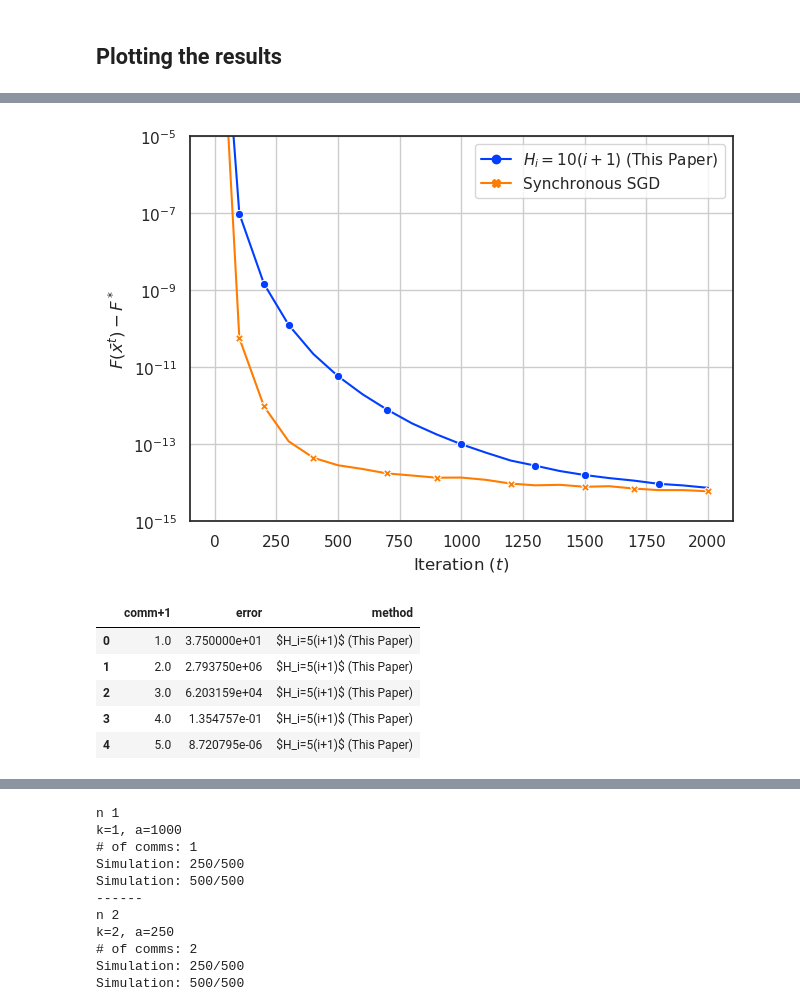
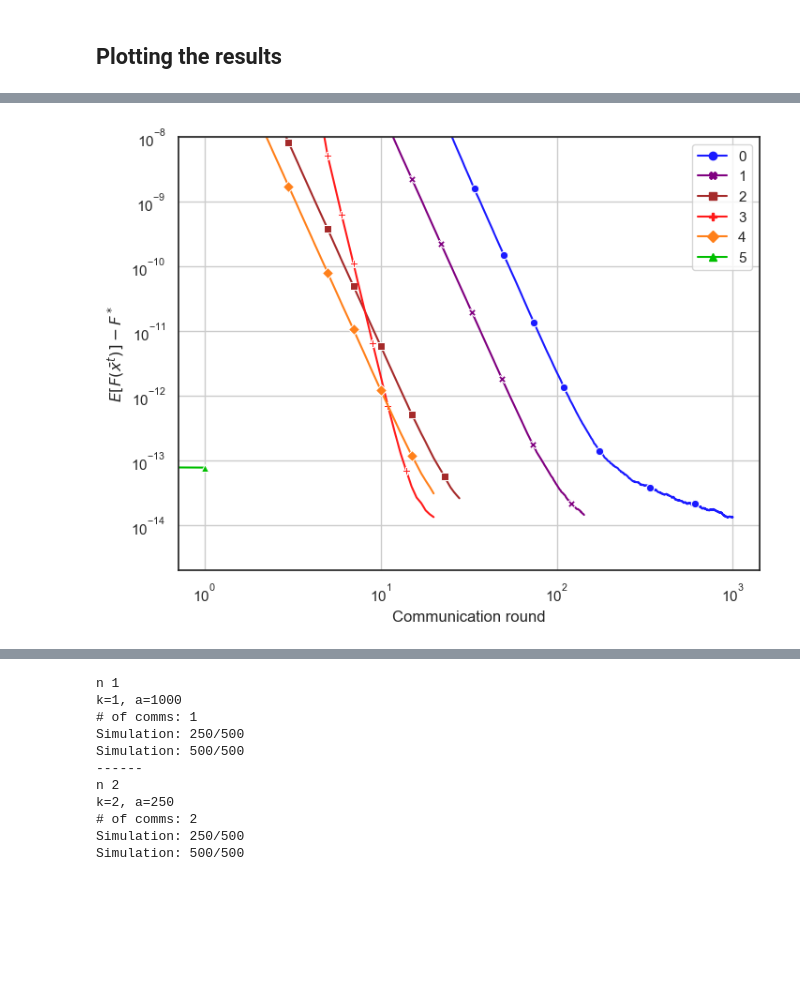
Before and after one commit to spiridonoff/Local-SGD, a Jupyter notebook: quadratic_conditioned.ipynb, the cells around one changed output, grey strips where cells are left out. Saved outputs shown, nothing was run; the diff lists cells and outputs as text; code cells hidden in the pictures; blank space fills up the shorter version.

```diff
--- a/quadratic_conditioned.ipynb
+++ b/quadratic_conditioned.ipynb
@@ -51,5 +67,5 @@ def noisy_loss(x, A, c = 0.0, sigma = 0.0):
 # %%
 with torch.no_grad():
-    loss_0 = noisy_loss(x0*torch.ones((d,1)), A=None, c = 0, sigma = 0).item()
+    loss_0 = F(arg.x0*torch.ones((arg.d,1)), arg, stochastic=False).item()
     print(loss_0)
 # %% [output]
@@ -352,0 +423,12 @@ plt.show()
+# %%
+# Combining the outputs in one dataframe for Seaborn
+errors = []
+comms = []
+methods_list = []
+for m in methods:
+    errors = np.append(errors, comm_dict[m])
+    comms = np.append(comms, np.arange(len(comm_dict[m])))
+    methods_list += [m]*len(comm_dict[m])
+
+comm_df = pd.DataFrame({'comm': comms, 'error': errors, 'method': methods_list})
+comm_df.head()
@@ -353,51 +442,18 @@ plt.show()
 # %%
-ax = sns.lineplot(x = 'iter', y= 'error', data = iter_df.loc[iter_df['method'].isin([plot_labels[i] for i in [0,3]])],
-                  hue = 'method', palette = 'bright', style = 'method',  markers = True, dashes = False, markevery=.1)
-
-# plt.gca().set_prop_cycle(None)
-# for m in [1,2,3,4]:
-#     iter_std = iter_std_dict[m]
-#     plt.fill_between(
-#         plot_every*np.arange(len(iter_std)),
-#         (iter_avg_dict[m]),
-#         (iter_avg_dict[m] + iter_std),
-#         alpha=0.2)
-
+plt.figure(figsize=(8,6))
+ax = sns.lineplot(x = 'comm', y= 'error', data = comm_df, #.loc[comm_df['method'].isin([plot_labels[i] for i in [1,2,3,4]])],
+                  hue = 'method', palette = plot_colors , style = 'method',  markers = True, dashes = False, markevery=.1)
 plt.yscale('log')
-# plt.xscale('log')
+plt.xscale('log')
 plt.grid()
-plt.xlabel(r'Iteration $(t)$')
-plt.ylabel(r'$F(\bar x^t) - F^*$')
-# plt.ylabel(r'$(t+1)\times(F(\bar x^t) - F^*)$')
-
-# plt.xlim([0,1000])
-plt.ylim([1e-15,1e-5])
+plt.xlabel(r'Communication round')
+plt.ylabel(r'$E[F(\bar x^t)] - F^*$')
+plt.ylim([2e-15, 1e-8])
+# plt.xlim([0,1100])
 
 handles, labels = ax.get_legend_handles_labels()
 ax.legend(handles=handles[1:], labels=labels[1:])
-
-# plt.savefig('iteration_c{}_d{}_n{}_T{}_{}x_skewed.png'.format(c,d,n,T,reps), dpi=240, transparent=False, bbox_inches='tight')
-plt.savefig('asymptotic.png'.format(c,d,n,T,reps), dpi=240, transparent=False, bbox_inches='tight')
+# plt.savefig('figures/communication_skewed.png', dpi=240, transparent=False, bbox_inches='tight')
 plt.show()
 # %% [output]
-[figure, old version]
+[figure, new version]
-# %%
-# Combining the outputs in one dataframe for Seaborn
-errors = []
-comms = []
-methods = []
-for m in [3,0,1,2,4,5]:
-    errors = np.append(errors, comm_dict[m])
-    comms = np.append(comms, np.arange(len(comm_dict[m]))+1)
-    methods += [plot_labels[m]]*len(comm_dict[m])
-
-comm_dict_comb = {'comm+1': comms, 'error': errors, 'method': methods}
-comm_df = pd.DataFrame(comm_dict_comb)
-comm_df.head()
-# %% [output]
-|  | comm+1 | error | method |
-| 0 | 1.0 | 3.750000e+01 | $H_i=5(i+1)$ (This Paper) |
-| 1 | 2.0 | 2.793750e+06 | $H_i=5(i+1)$ (This Paper) |
-| 2 | 3.0 | 6.203159e+04 | $H_i=5(i+1)$ (This Paper) |
-| 3 | 4.0 | 1.354757e-01 | $H_i=5(i+1)$ (This Paper) |
-| 4 | 5.0 | 8.720795e-06 | $H_i=5(i+1)$ (This Paper) |
```
Also changed, not shown: parts of 25 cells of this notebook.
